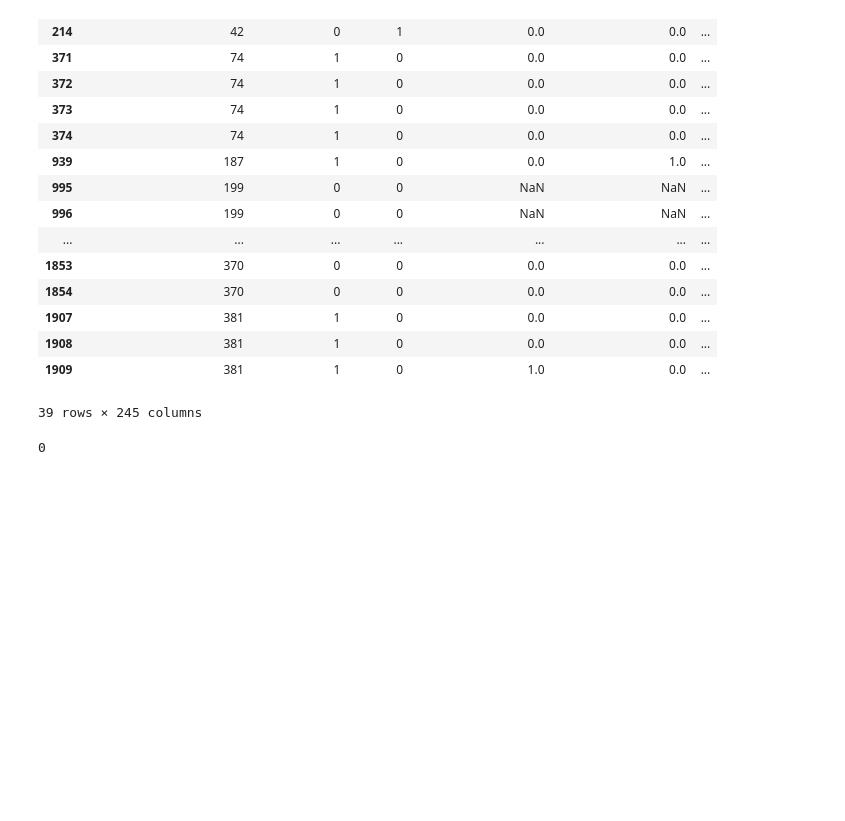
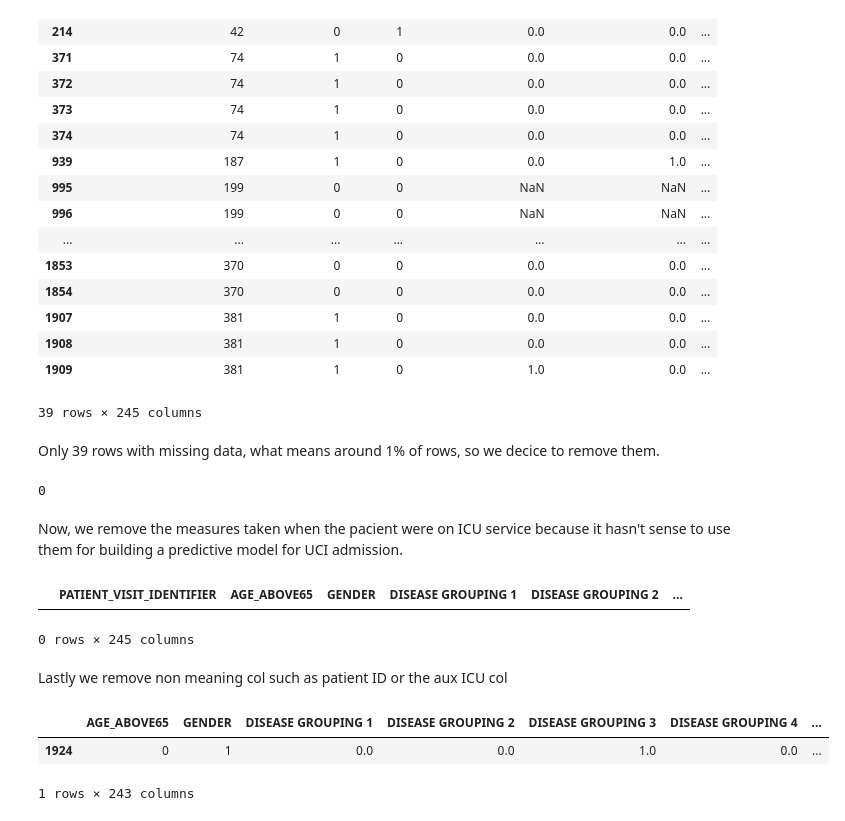
Before and after one commit to gusAGR/machine-learning-tfg, a Jupyter notebook: notebooks/Sirio_Libanes.ipynb, the cells around one changed output. Drawn from its saved outputs; the diff is of its cells as text; code cells hidden in the pictures; blank space fills up the shorter version.

```diff
--- a/notebooks/Sirio_Libanes.ipynb
+++ b/notebooks/Sirio_Libanes.ipynb
@@ -291,9 +297,13 @@ final_data[final_data.isnull().any(axis=1)]
 | 1908 | 381 | 1 | 0 | 0.0 | 0.0 | ... |
 | 1909 | 381 | 1 | 0 | 1.0 | 0.0 | ... |
 39 rows × 245 columns
+# %% [markdown]
+Only 39 rows with missing data, what means around 1% of rows, so we decice to remove them.
 # %%
 final_data = final_data.dropna()
 # %%
 final_data.isnull().any(axis=1).sum()
 # %% [output]
 0
+# %% [markdown]
+Now, we remove the measures taken when the pacient were on ICU service because it hasn't sense to use them for building a predictive model for UCI admission.
@@ -299,0 +312,7 @@ final_data.isnull().any(axis=1).sum()
+# %%
+final_data[final_data['AUX_ICU']==1]
+# %% [output]
+|  | PATIENT_VISIT_IDENTIFIER | AGE_ABOVE65 | GENDER | DISEASE GROUPING 1 | DISEASE GROUPING 2 | ... |
+0 rows × 245 columns
+# %% [markdown]
+Lastly we remove non meaning col such as patient ID or the aux ICU col
@@ -299,0 +321,6 @@ final_data.isnull().any(axis=1).sum()
+# %%
+final_data.tail(1)
+# %% [output]
+|  | AGE_ABOVE65 | GENDER | DISEASE GROUPING 1 | DISEASE GROUPING 2 | DISEASE GROUPING 3 | DISEASE GROUPING 4 | ... |
+| 1924 | 0 | 1 | 0.0 | 0.0 | 1.0 | 0.0 | ... |
+1 rows × 243 columns
```
Also changed, not shown: parts of 15 cells of this notebook, 2 other files.
